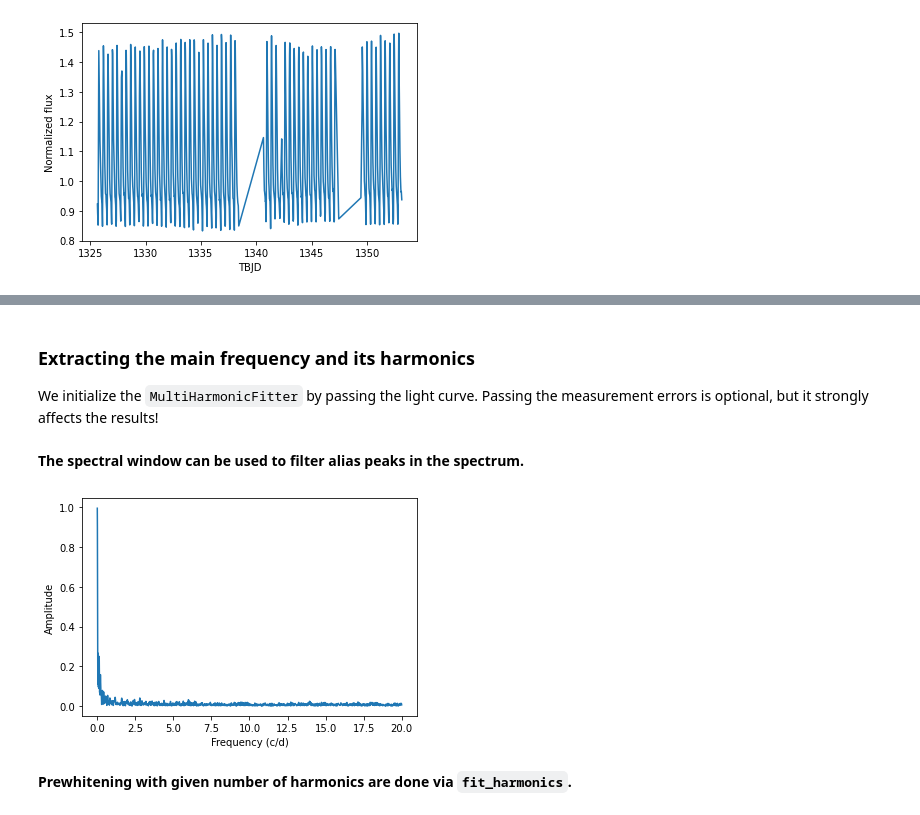
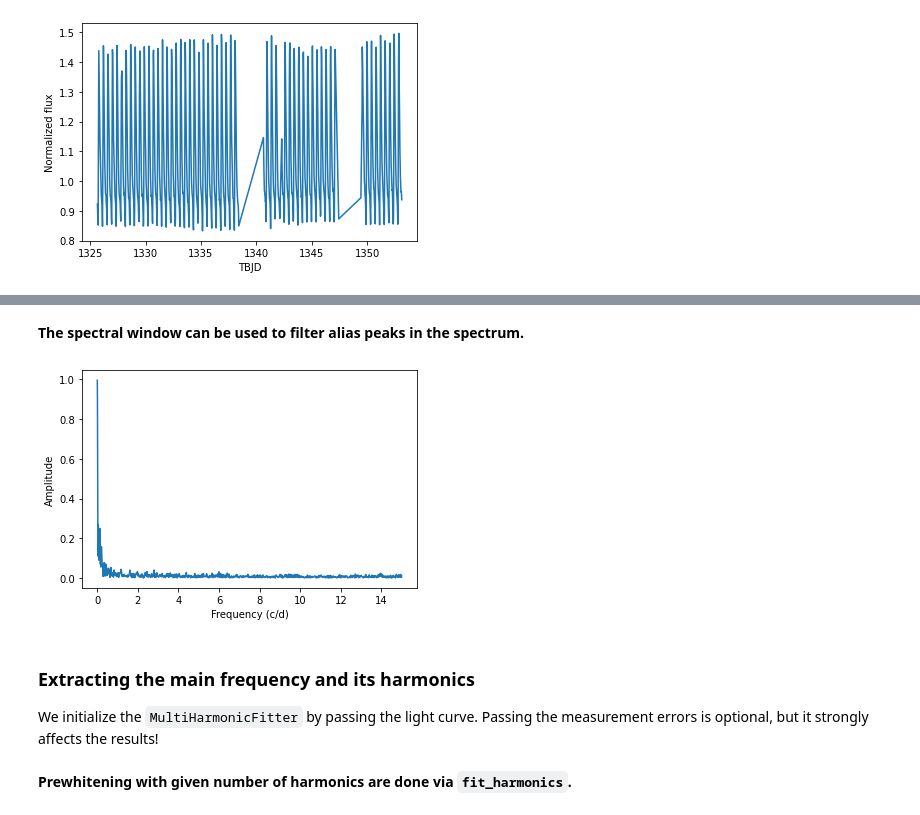
Before and after one commit to konkolyseismolab/seismolab, a Jupyter notebook: docs/source/fourier.ipynb, the cells around one changed output, grey strips where cells are left out. Drawn from its saved outputs; the diff is of its cells as text; code cells hidden in the pictures.

```diff
--- a/docs/source/fourier.ipynb
+++ b/docs/source/fourier.ipynb
@@ -94,3 +113,14 @@ plt.show()
+# %% [markdown]
+__The spectral window can be used to filter alias peaks in the spectrum.__
+# %%
+swf,swp = FF.spectral_window(maximum_frequency=15)
+
+plt.plot(swf,swp)
+plt.xlabel("Frequency (c/d)")
+plt.ylabel("Amplitude")
+plt.show()
+# %% [output]
+[figure, added]
 # %% [markdown]
 ### Extracting the main frequency and its harmonics
 
@@ -100,17 +130,6 @@ fitter = MultiHarmonicFitter(time,brightness)
 
 # The same can be done with measurement errors
 #fitter = MultiHarmonicFitter(time,brightness,brightness_error)
-# %% [markdown]
-__The spectral window can be used to filter alias peaks in the spectrum.__
-# %%
-swf,swp = fitter.get_spectral_window(maximum_frequency=20)
-
-plt.plot(swf,swp)
-plt.xlabel("Frequency (c/d)")
-plt.ylabel("Amplitude")
-plt.show()
-# %% [output]
-[figure, removed]
 # %% [markdown]
 __Prewhitening with given number of harmonics are done via `fit_harmonics`.__
 # %%
```
Also changed, not shown: parts of 9 cells of this notebook, 5 other files.
